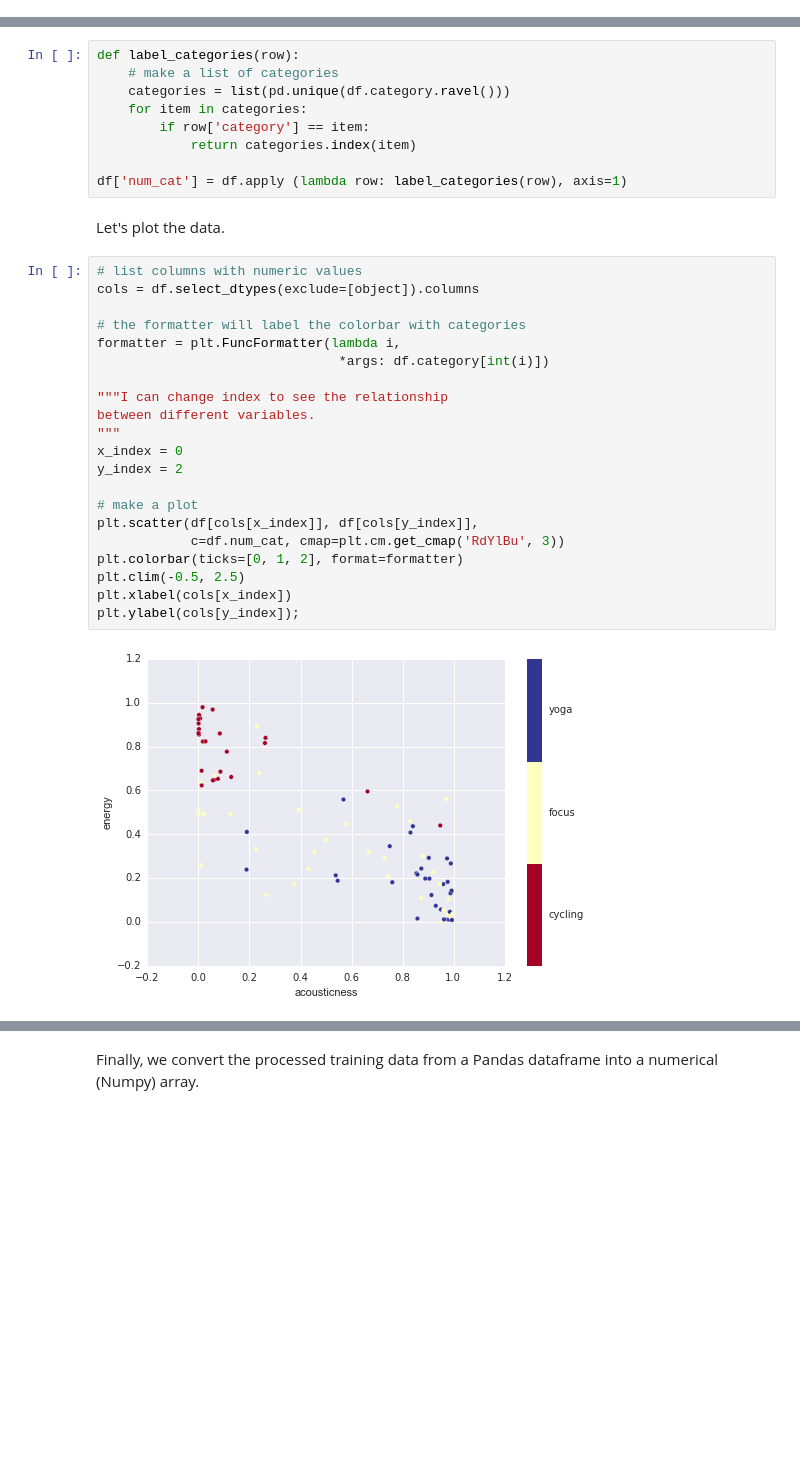
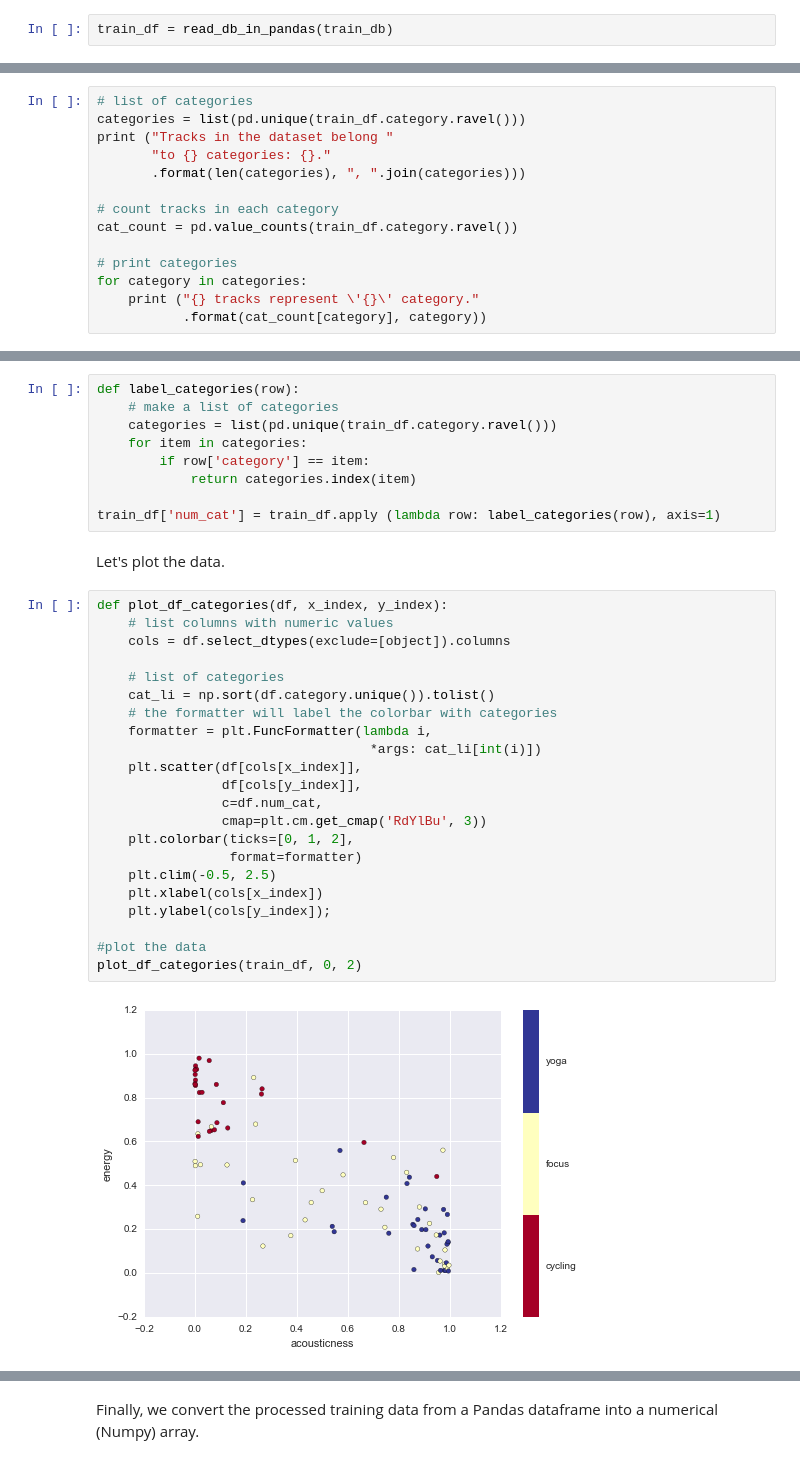
Before and after one commit to medennikova/itunes-music-analysis, a Jupyter notebook: music_analysis.ipynb, the cells around one changed output, grey strips where cells are left out. Cells and saved outputs as stored; diff of their text form; blank space fills up the shorter version.

```diff
--- a/music_analysis.ipynb
+++ b/music_analysis.ipynb
@@ -269,0 +266,2 @@ result.sortlevel(level=1).reorder_levels(['measures', 'category'])
+# %%
+train_df = read_db_in_pandas(train_db)
@@ -269,0 +288,14 @@ result.sortlevel(level=1).reorder_levels(['measures', 'category'])
+# %%
+# list of categories
+categories = list(pd.unique(train_df.category.ravel()))
+print ("Tracks in the dataset belong "
+       "to {} categories: {}."
+       .format(len(categories), ", ".join(categories)))
+
+# count tracks in each category
+cat_count = pd.value_counts(train_df.category.ravel())
+
+# print categories
+for category in categories:
+    print ("{} tracks represent \'{}\' category."
+           .format(cat_count[category], category))
@@ -275,34 +339,35 @@ First I create a new column in the DF where I'll label each song with a number.
 # %%
 def label_categories(row):
     # make a list of categories
-    categories = list(pd.unique(df.category.ravel()))
+    categories = list(pd.unique(train_df.category.ravel()))
     for item in categories:
         if row['category'] == item:
             return categories.index(item)
 
-df['num_cat'] = df.apply (lambda row: label_categories(row), axis=1)
+train_df['num_cat'] = train_df.apply (lambda row: label_categories(row), axis=1)
 # %% [markdown]
 Let's plot the data.
 # %%
-# list columns with numeric values
-cols = df.select_dtypes(exclude=[object]).columns
+def plot_df_categories(df, x_index, y_index):
+    # list columns with numeric values
+    cols = df.select_dtypes(exclude=[object]).columns
 
-# the formatter will label the colorbar with categories
-formatter = plt.FuncFormatter(lambda i,
-                               *args: df.category[int(i)])
+    # list of categories
+    cat_li = np.sort(df.category.unique()).tolist()
+    # the formatter will label the colorbar with categories
+    formatter = plt.FuncFormatter(lambda i,
+                                   *args: cat_li[int(i)])
+    plt.scatter(df[cols[x_index]],
+                df[cols[y_index]],
+                c=df.num_cat,
+                cmap=plt.cm.get_cmap('RdYlBu', 3))
+    plt.colorbar(ticks=[0, 1, 2],
+                 format=formatter)
+    plt.clim(-0.5, 2.5)
+    plt.xlabel(cols[x_index])
+    plt.ylabel(cols[y_index]);
 
-"""I can change index to see the relationship
-between different variables.
-"""
-x_index = 0
-y_index = 2
-
-# make a plot
-plt.scatter(df[cols[x_index]], df[cols[y_index]],
-            c=df.num_cat, cmap=plt.cm.get_cmap('RdYlBu', 3))
-plt.colorbar(ticks=[0, 1, 2], format=formatter)
-plt.clim(-0.5, 2.5)
-plt.xlabel(cols[x_index])
-plt.ylabel(cols[y_index]);
+#plot the data
+plot_df_categories(train_df, 0, 2)
 # %% [output]
-[figure, old version]
+[figure, new version]
```
Also changed, not shown: parts of 108 cells of this notebook.
